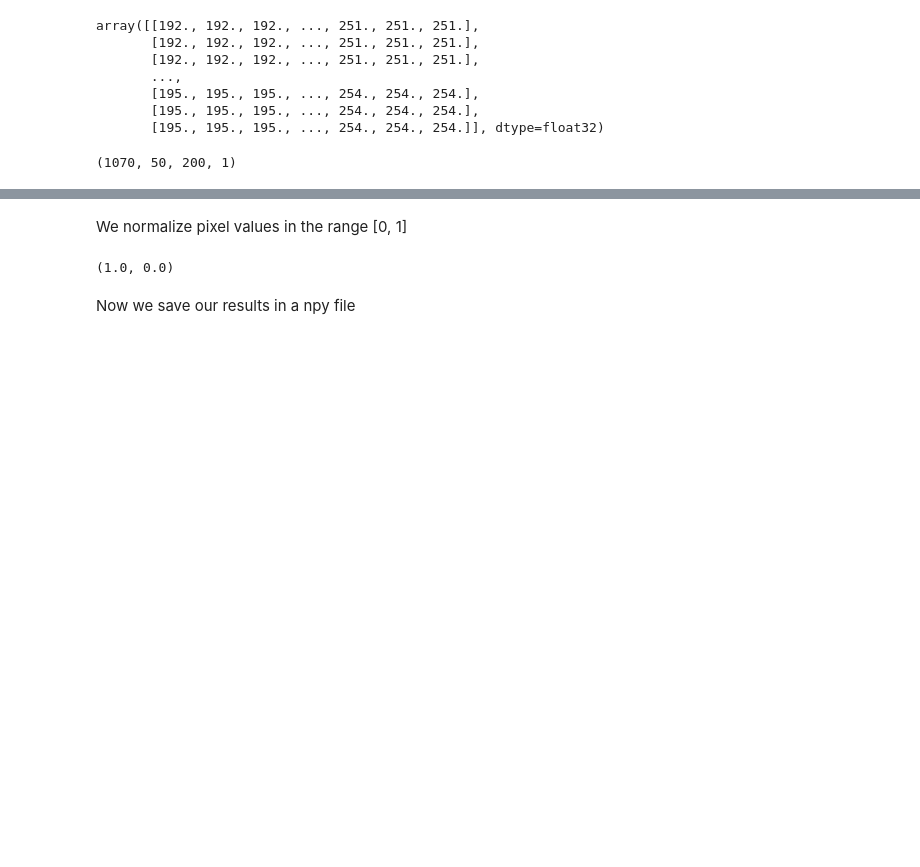
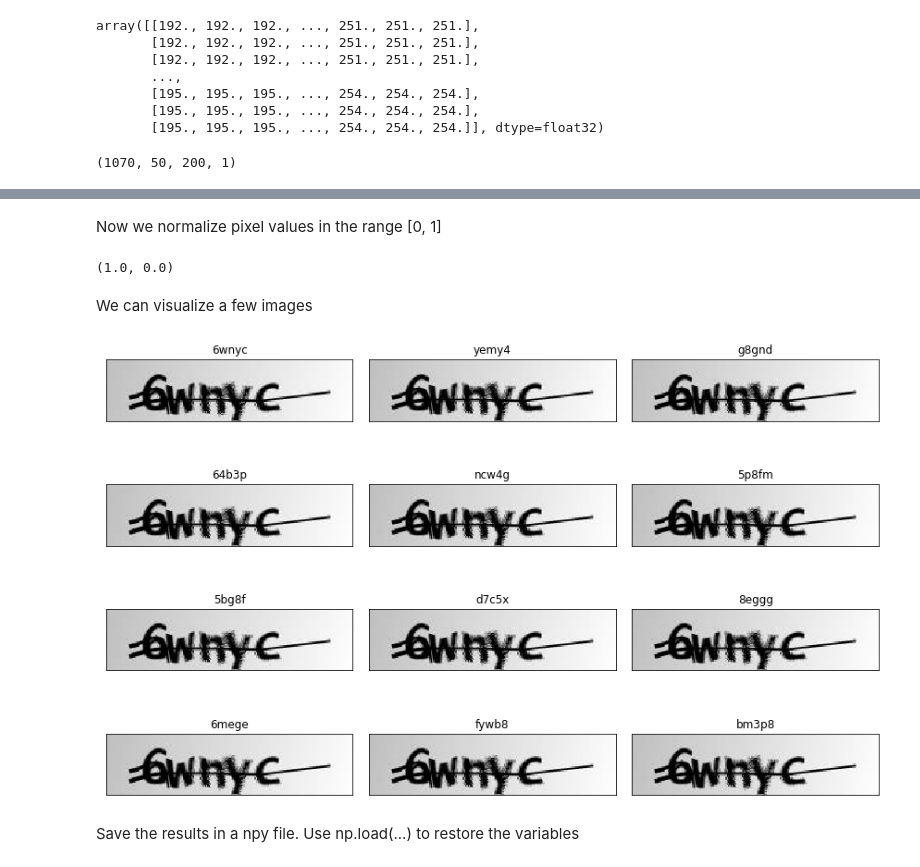
Before and after one commit to Vykstorm/CaptchaDL, a Jupyter notebook: preprocessing.ipynb, the cells around one changed output, grey strips where cells are left out. Cells and saved outputs as stored; diff of their text form; code cells hidden in the pictures; blank space fills up the shorter version.

```diff
--- a/preprocessing.ipynb
+++ b/preprocessing.ipynb
@@ -52,10 +63,5 @@ If the columnd index of the element set to 1 is between 0 and 25, the character
 # %%
-chrs = np.zeros([len(texts),5], dtype=np.uint8)
+y_labels = np.zeros([len(texts),5], dtype=np.uint8)
 for i, j in product(range(0, len(texts)), range(0, 5)):
-    ch = texts[i][j]
-    k = ord(ch)
-    if k >= ord('a') and k <= ord('z'):
-        k -= ord('a')
-    else:
-        k -= ord('0') - (ord('z') - ord('a') + 1)
-    chrs[i, j] = k
+    text = texts[i]
+    y_labels[i, j] = ids[text[j]]
@@ -71,5 +80,5 @@ array([[ 3, 29, 24,  2, 13],
 # %%
-y = np.zeros([len(texts), 5, 36], dtype=np.bool)
+y = np.zeros([len(texts), 5, 36], dtype=np.uint8)
 # %%
 for i, j in product(range(0, len(texts)), range(0, 5)):
-    y[i, j, :] = to_categorical(chrs[i, j], 36)
+    y[i, j, :] = to_categorical(y_labels[i, j], 36)
@@ -88,7 +100,8 @@ Now we preprocess the captcha images
 X = np.zeros([len(texts), 50, 200, 1], dtype=np.float32)
 # %%
 for i, image in zip(range(0, len(images)), images):
-    x = skimage.io.imread('/floyd/input/captcha/' + images[0])
+    x = skimage.io.imread('./data/' + images[0])
+    # Make sure all images are 50x200
     assert x.shape[0:2] == (50, 200)
     X[i, :, :, :] = x[:, :, 0].reshape([50, 200, 1])
 # %%
@@ -115,11 +121,26 @@ plt.yticks([])
 # %% [markdown]
-We normalize pixel values in the range [0, 1]
+Now we normalize pixel values in the range [0, 1]
 # %%
 X /= 255
 # %%
 np.max(X), np.min(X)
 # %% [output]
 (1.0, 0.0)
-# %% [markdown]
-Now we save our results in a npy file
+# %% [markdown]
+We can visualize a few images
+# %%
+fig, ax = plt.subplots(4, 3, figsize=(12, 8))
+
+for i, j in product(range(0, 4), range(0, 3)):
+    plt.sca(ax[i, j])
+    k = i * 3 + j
+    plt.imshow(X[k, :, :, 0], cmap='gray')
+    plt.xticks([])
+    plt.yticks([])
+    plt.title(texts[k])
+plt.tight_layout()
+# %% [output]
+[figure, added]
+# %% [markdown]
+Save the results in a npy file. Use np.load(...) to restore the variables
 # %%
```
Also changed, not shown: parts of 38 cells of this notebook.
